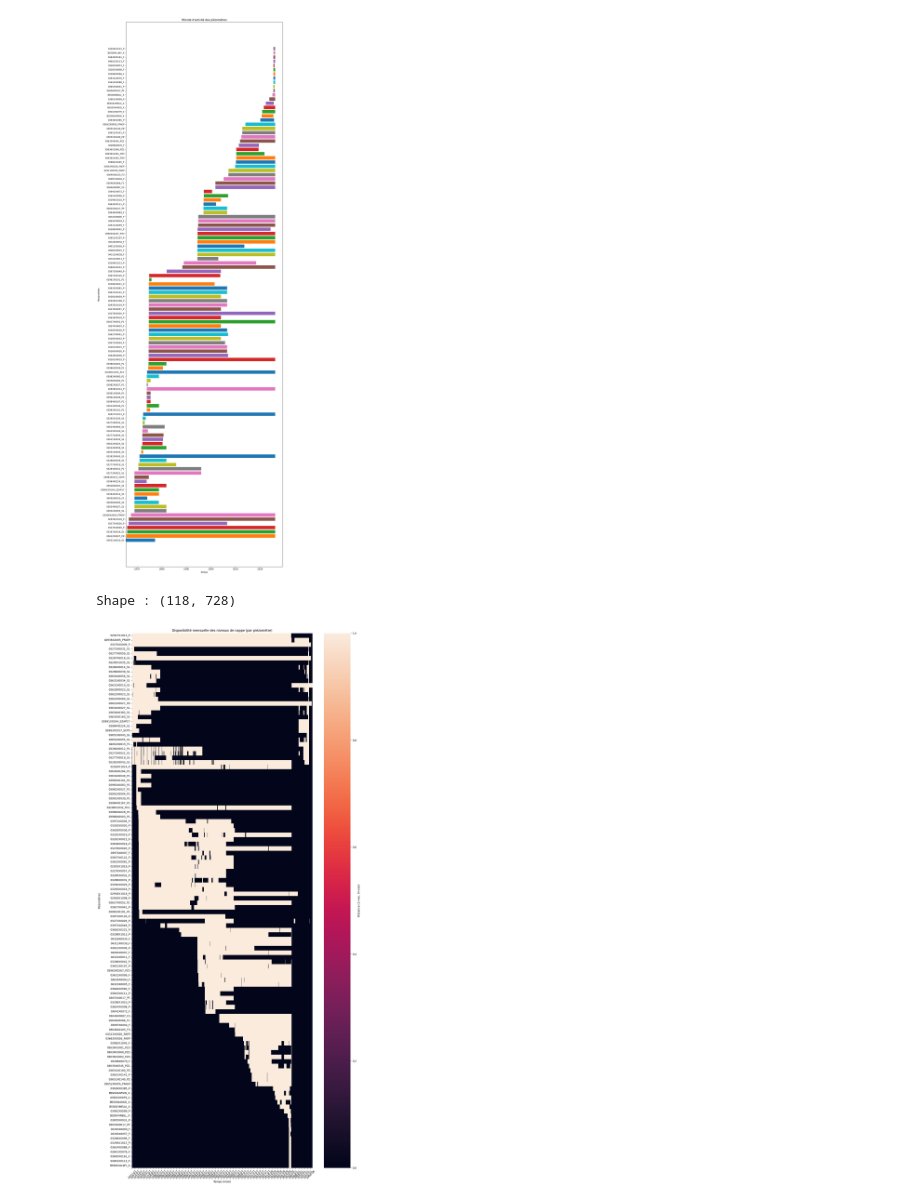
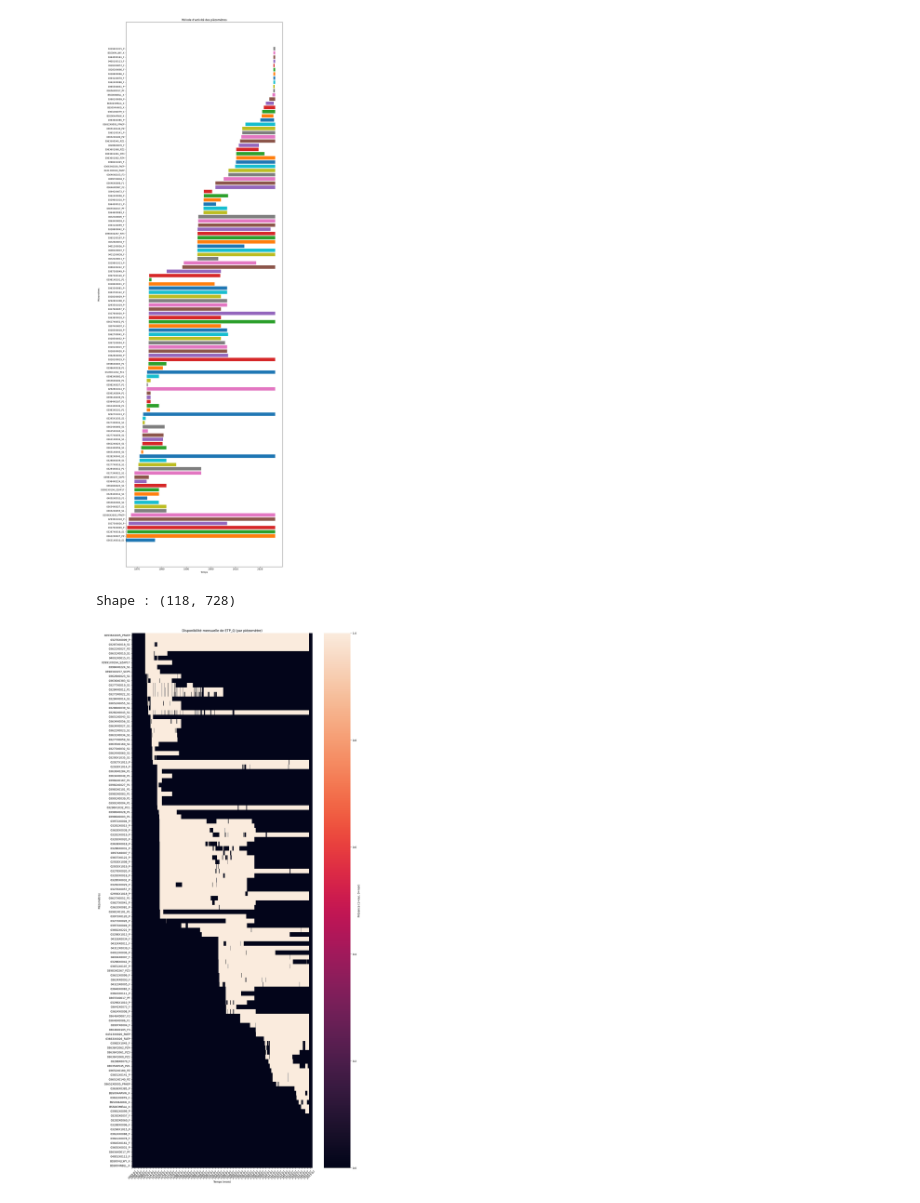
Before and after one commit to TronnoxUwU/STAGE-Junon, a Jupyter notebook: notebooks/fusion_donnees.ipynb, the cells around one changed output. Drawn from its saved outputs; the diff is of its cells as text; code cells hidden in the pictures.

Commit message:
visuel : donnéees manquante

```diff
--- a/notebooks/fusion_donnees.ipynb
+++ b/notebooks/fusion_donnees.ipynb
@@ -168,7 +168,8 @@ etp["time"] = pd.to_datetime(etp["DATE"].astype(str), format="%Y%m%d")
 # Renommage des colonnes latitude / longitude pour homogénéité
 etp = etp.rename(columns={
     "lat_dg": "lat",
-    "lon_dg": "lon"
+    "lon_dg": "lon",
+    "ETP_Q_H0175": "ETP_Q"
 })
 
 # Passage à la fréquence mensuelle
@@ -176,7 +177,7 @@ etp["month"] = etp["time"].dt.to_period("M")
 
 # Agrégation mensuelle par maille (lat/lon)
 etp_month = etp.groupby(["lat", "lon", "month"]).agg({
-    "ETP_Q_H0175": "mean"
+    "ETP_Q": "mean"
 }).reset_index()
 
 # Conversion de la période en datetime (début du mois)
@@ -291,7 +292,7 @@ for fichier in os.listdir(dossier_nappe):
     nappe_month = nappe_month.drop(columns="month")
 
     # Colonnes pour fusion avec ETP et météo
-    nappe_month["ETP_Q_H0175"] = np.nan
+    nappe_month["ETP_Q"] = np.nan
     nappe_month["PRELIQ_Q"] = np.nan
     nappe_month["T_Q"] = np.nan
 
@@ -309,9 +310,9 @@ for fichier in os.listdir(dossier_nappe):
 
         # Fusion ETP
         if len(etp_day) > 0:
-            df_valid, idx_etp = nearest_point_valid(etp_day, df_day, "ETP_Q_H0175")
+            df_valid, idx_etp = nearest_point_valid(etp_day, df_day, "ETP_Q")
             if df_valid is not None:
-                nappe_month.loc[mask, "ETP_Q_H0175"] = df_valid.iloc[idx_etp]["ETP_Q_H0175"].values
+                nappe_month.loc[mask, "ETP_Q"] = df_valid.iloc[idx_etp]["ETP_Q"].values
 
         # Fusion Météo
         if len(meteo_day) > 0:
@@ -448,66 +449,82 @@ plt.show()
 # %% [output]
 [figure]
 # %%
-all_series = []
+nom_variable = "ETP_Q"
 
-for file in os.listdir(output_folder):
-    if not file.endswith(".csv"):
-        continue
+def graph(nom_variable):
+    all_series = []
 
-    path = os.path.join(output_folder, file)
-    df = pd.read_csv(path, sep=";")
+    for file in os.listdir(output_folder):
+        if not file.endswith(".csv"):
+            continue
 
-    if len(df) == 0 or "time" not in df.columns:
-        continue
+        path = os.path.join(output_folder, file)
+        df = pd.read_csv(path, sep=";")
 
-    # Nom du piézomètre
-    code = file.replace("data_", "").replace(".csv", "")
+        if len(df) == 0 or "time" not in df.columns:
+            continue
 
-    # Date
-    df["time"] = pd.to_datetime(df["time"])
-    df["month"] = df["time"].dt.to_period("M")
+        if nom_variable not in df.columns:
+            continue
 
-    # Présence de données nappe (niveau)
-    # 1 = donnée présente, 0 = manquante / incomplète
-    presence = (
-        df.groupby("month")["niveau_nappe_eau"]
-        .apply(lambda x: int(x.notna().any()))
+        # Nom du piézomètre
+        code = file.replace("data_", "").replace(".csv", "")
+
+        # Date
+        df["time"] = pd.to_datetime(df["time"])
+        df["month"] = df["time"].dt.to_period("M")
+
+        # Présence de données nappe (nom_variable)
+        presence = (
+            df.groupby("month")[nom_variable]
+            .apply(lambda x: 1 if x.notna().any() else 0)
+        )
+
+        presence.name = code
+        all_series.append(presence)
+
+    if not all_series:
+        return pd.DataFrame()
+
+    activity_matrix = pd.concat(all_series, axis=1).T
+
+    # Remplacer NaN par 0 (mois absents)
+    activity_matrix = activity_matrix.fillna(0).astype(int)
+
+    # Trier par première date active
+    activity_matrix = activity_matrix.sort_index(axis=1)
+    first_activity = activity_matrix.apply(
+        lambda row: row[row == 1].index.min() if (row == 1).any() else None,
+        axis=1
     )
 
-    presence.name = code
-    all_series.append(presence)
+    activity_matrix["first"] = first_activity
+    activity_matrix = activity_matrix.sort_values("first")
+    activity_matrix = activity_matrix.drop(columns="first")
 
+    return activity_matrix
 
-activity_matrix = pd.concat(all_series, axis=1).T
-
-# Remplacer NaN par 0 (mois absents)
-activity_matrix = activity_matrix.fillna(0)
-
-# Trier par première date active
-first_activity = activity_matrix.apply(lambda row: row.idxmax(), axis=1)
-activity_matrix["first"] = first_activity
-activity_matrix = activity_matrix.sort_values("first")
-activity_matrix = activity_matrix.drop(columns="first")
+activity_matrix = graph(nom_variable)
 
 print("Shape :", activity_matrix.shape)
 
 plt.figure(figsize=(14, max(6, len(activity_matrix) * 0.25)))
 
 sns.heatmap(
     activity_matrix,
     cbar_kws={"label": "Présence (1=oui, 0=non)"},
     vmin=0,
     vmax=1
 )
 
-plt.title("Disponibilité mensuelle des niveaux de nappe (par piézomètre)")
+plt.title(f"Disponibilité mensuelle de {nom_variable} (par piézomètre)")
 plt.xlabel("Temps (mois)")
 plt.ylabel("Piézomètres")
 
 plt.xticks(rotation=45)
 
 plt.tight_layout()
 plt.show()
 # %% [output]
 Shape : (118, 728)
-[figure, old version]
+[figure, new version]
```
Also changed, not shown: parts of 3 cells of this notebook, 1 other file.
